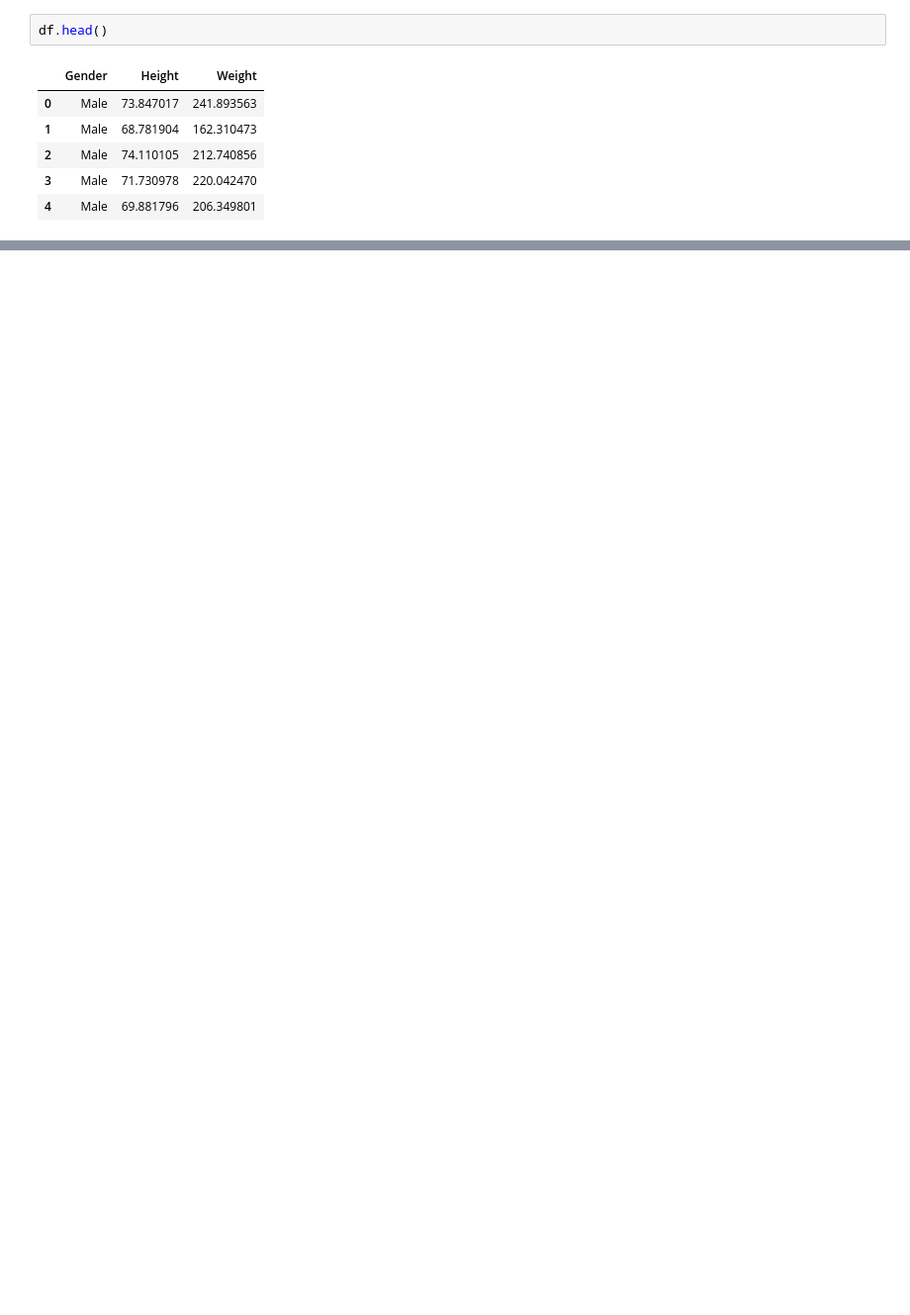
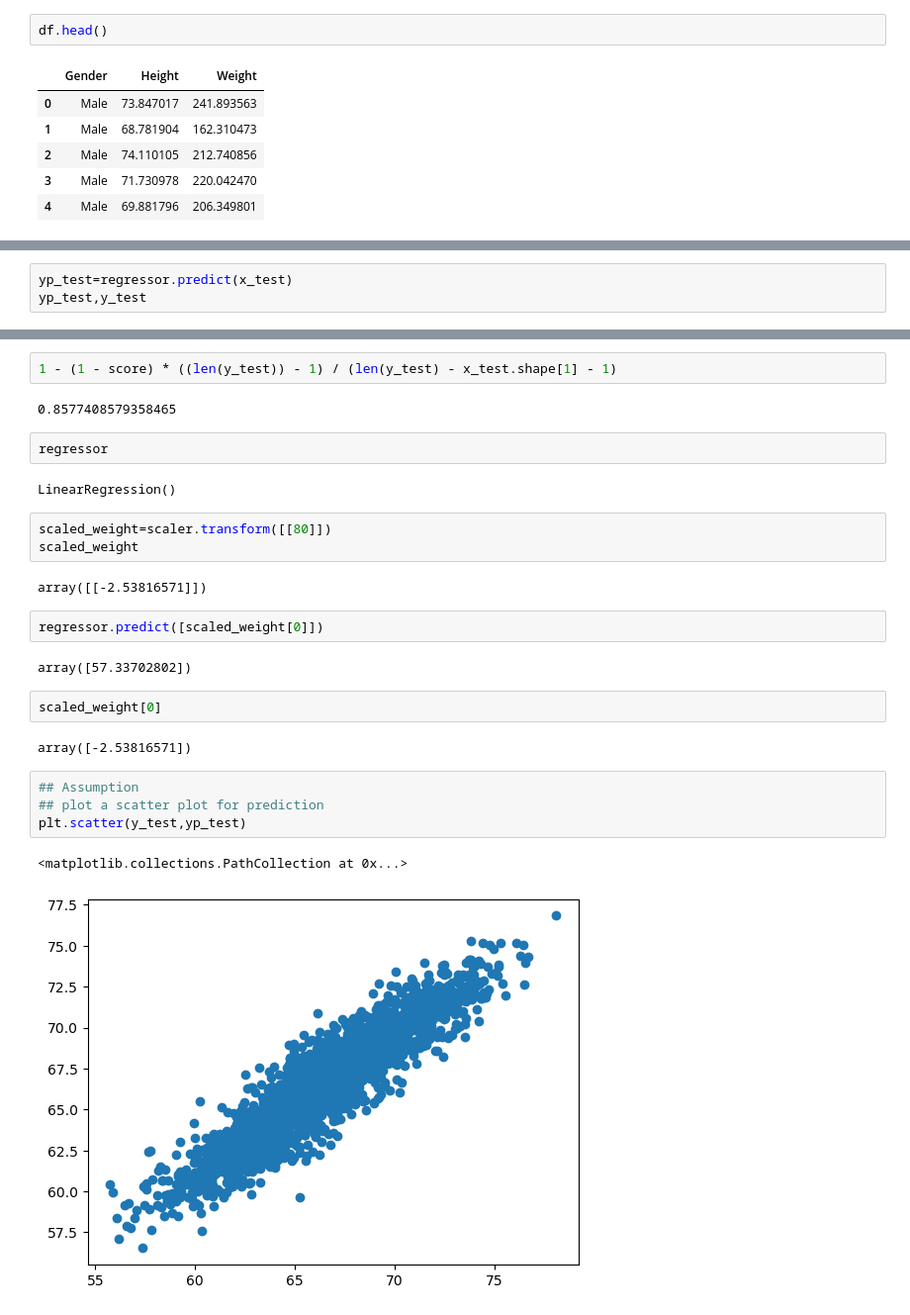
Before and after one commit to aashutoshkumarbhardwaj/python-learning, a Jupyter notebook: simple linear regression.ipynb, the cells around one changed output, grey strips where cells are left out. Shown at 99% size. Saved outputs shown, nothing was run; the diff lists cells and outputs as text; blank space fills up the shorter version.

```diff
--- a/simple linear regression.ipynb
+++ b/simple linear regression.ipynb
@@ -209,0 +76,3 @@ array([56.45016021])
+# %%
+yp_test=regressor.predict(x_test)
+yp_test,y_test
@@ -209,0 +129,28 @@ array([56.45016021])
+# %%
+1 - (1 - score) * ((len(y_test)) - 1) / (len(y_test) - x_test.shape[1] - 1)
+# %% [output]
+0.8577408579358465
+# %%
+regressor
+# %% [output]
+LinearRegression()
+# %%
+scaled_weight=scaler.transform([[80]])
+scaled_weight
+# %% [output]
+array([[-2.53816571]])
+# %%
+regressor.predict([scaled_weight[0]])
+# %% [output]
+array([57.33702802])
+# %%
+scaled_weight[0]
+# %% [output]
+array([-2.53816571])
+# %%
+## Assumption
+## plot a scatter plot for prediction
+plt.scatter(y_test,yp_test)
+# %% [output]
+<matplotlib.collections.PathCollection at 0x...>
+[figure, added]
```
Also changed, not shown: parts of 61 cells of this notebook.
